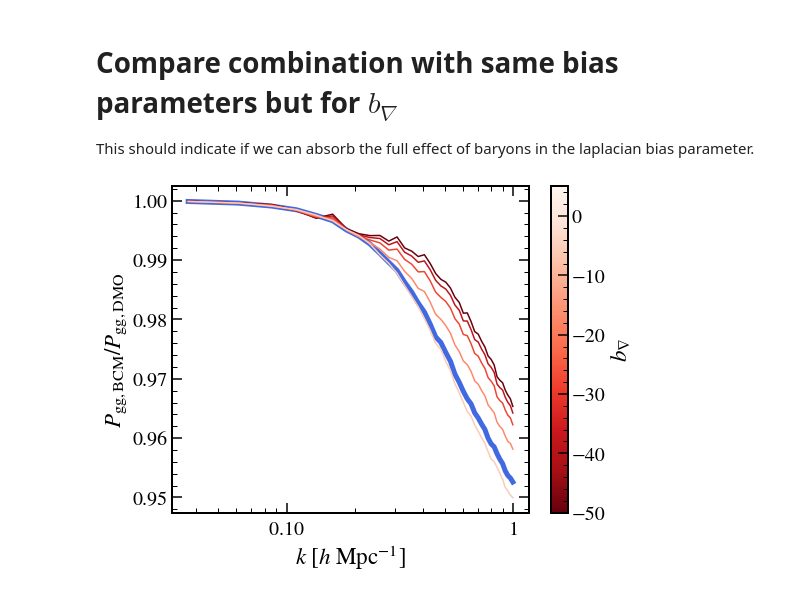
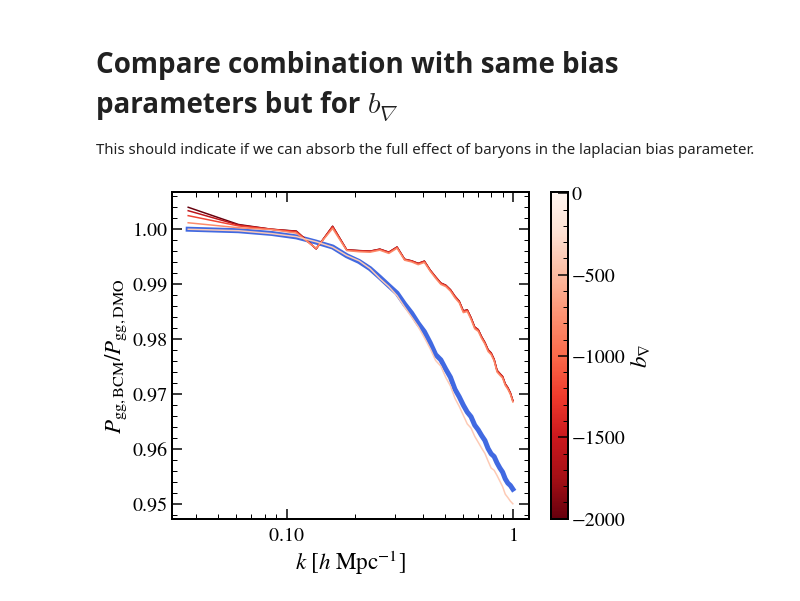
Before and after one commit to matteozennaro/LbiasBaryons, a Jupyter notebook: BaryonifyAndMeasure15Terms.ipynb, the cells around one changed output. Drawn from its saved outputs; the diff is of its cells as text; code cells hidden in the pictures.

```diff
--- a/BaryonifyAndMeasure15Terms.ipynb
+++ b/BaryonifyAndMeasure15Terms.ipynb
@@ -431,33 +435,33 @@ def combine(biasvec, pnn):
     return pgg
 
 fig, ax = plt.subplots(1, 1, figsize=(8, 6))
 
 biases = [1, 0.2, 0.2, 1]
 dmopgg = combine(biases, dmopij)
 bcmpgg = combine(biases, bcmpij)
 k = dmopij[0]['k']
 
 mask = k < 1
 ax.semilogx(k[mask], bcmpgg[mask] / dmopgg[mask], lw=5, color='royalblue')
 
-blaps = np.linspace(-50, 5, 5)
+blaps = np.linspace(-2000, 5, 5)
 for ib, blap in enumerate(blaps):
     biases = [1, 0.2, 0.2, blap]
     dmopgg = combine(biases, dmopij)
     bcmpgg = combine(biases, bcmpij)
     k = dmopij[0]['k']
 
     cc = plt.cm.Reds_r(ib / len(blaps))
     mask = k < 1
     ax.semilogx(k[mask], bcmpgg[mask] / dmopgg[mask], lw=1.5, color=cc)
 
 ax.set_xlabel(r'$k \,\, [h \,\, \mathrm{Mpc}^{-1}]$', fontsize=23)
 ax.set_ylabel(r'$P_{\rm gg, \mathrm{BCM}} / P_{\rm gg, \mathrm{DMO}}$', fontsize=23)
 bacco.set_logticks(ax, axis='x')
 
-cb = plt.colorbar(plt.cm.ScalarMappable(norm=plt.Normalize(vmin=-50, vmax=5), cmap=plt.cm.Reds_r), ax=ax)
+cb = plt.colorbar(plt.cm.ScalarMappable(norm=plt.Normalize(vmin=-2000, vmax=5), cmap=plt.cm.Reds_r), ax=ax)
 cb.ax.set_ylabel(r'$b_{\nabla}$', fontsize=23)
 
 plt.show()
 # %% [output]
-[figure, old version]
+[figure, new version]
```
Also changed, not shown: parts of 7 cells of this notebook, 4 other files.
